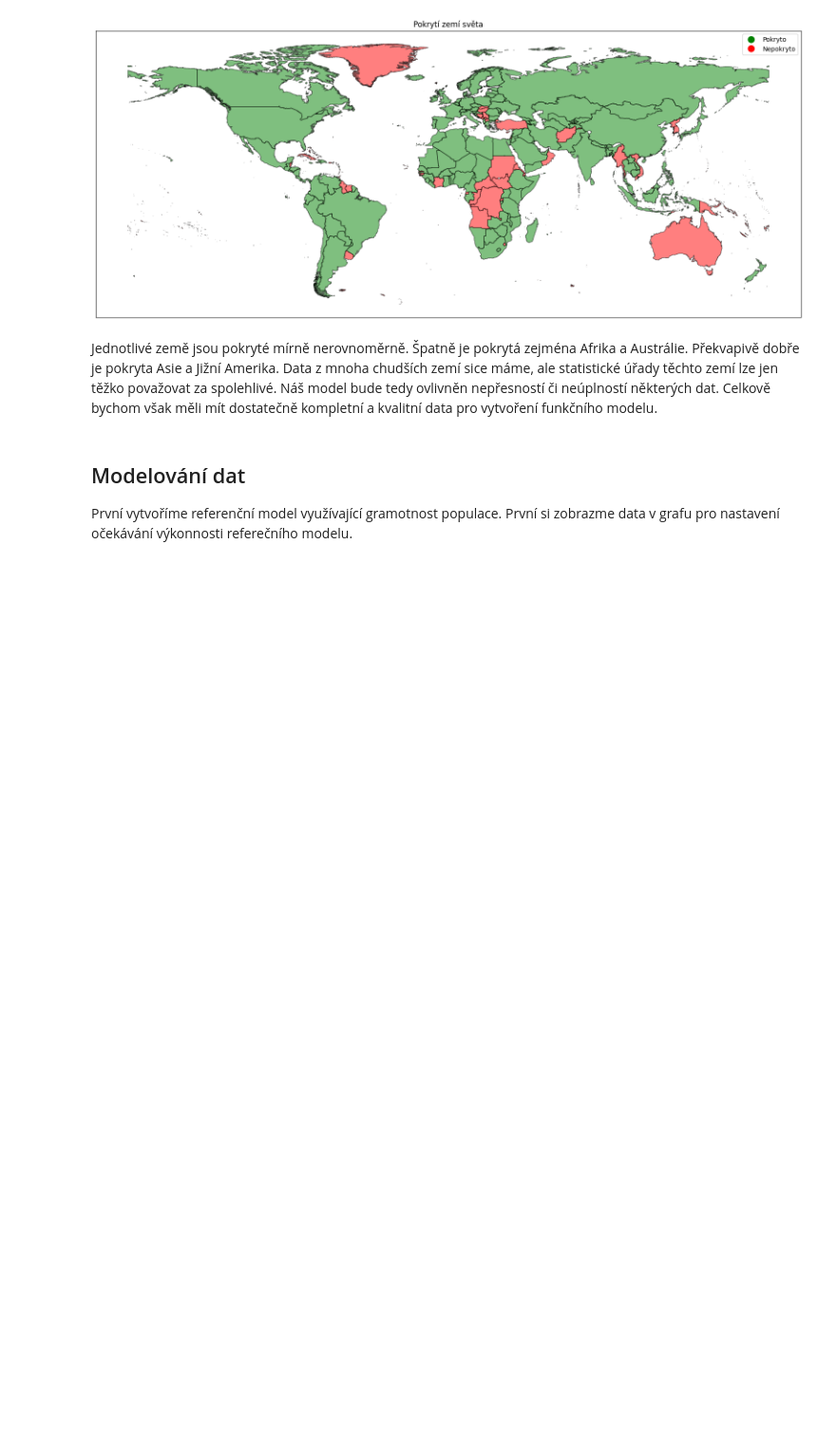
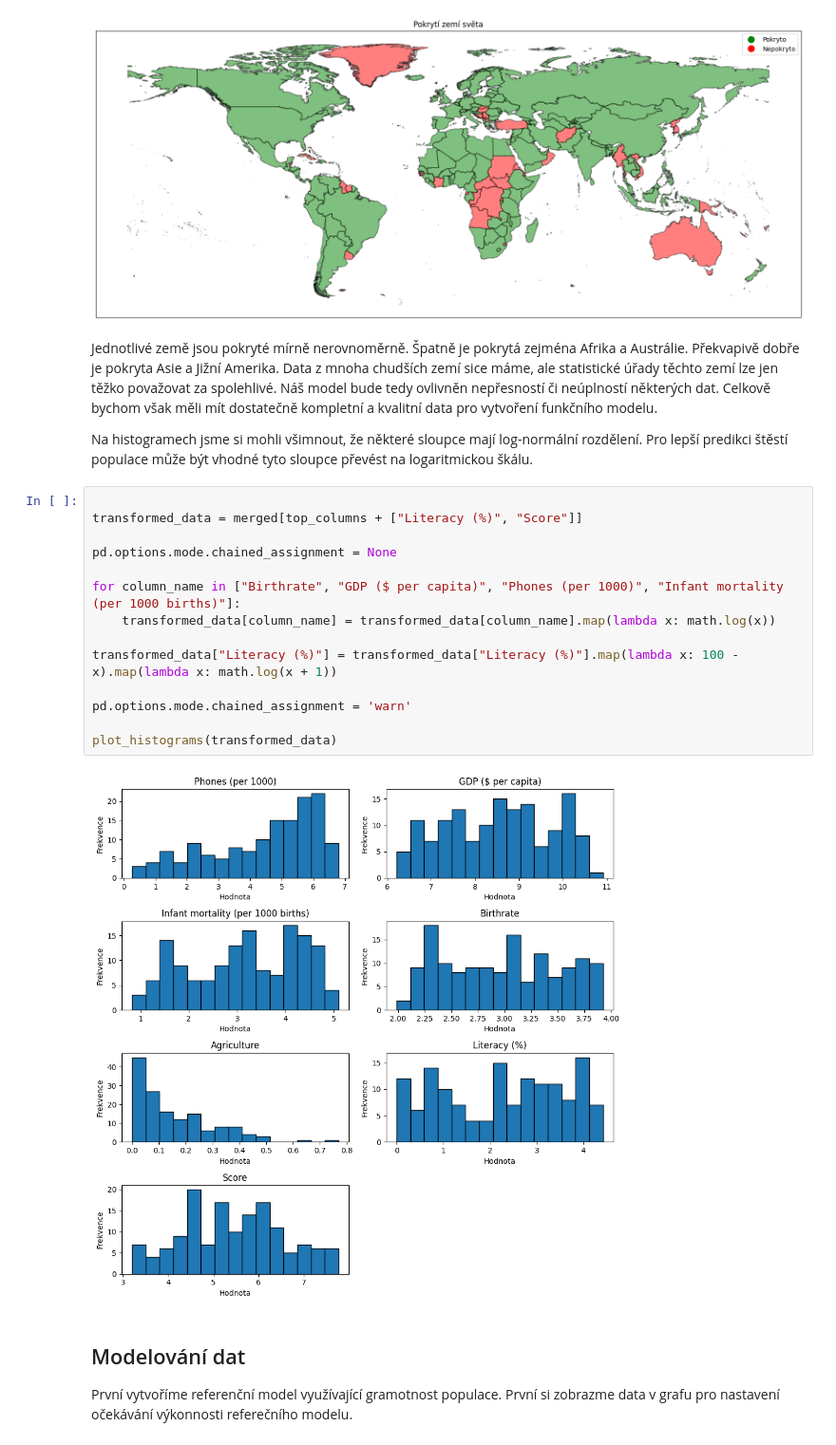
Before and after one commit to PatrikTrefil/NDBI048-data-science-project, a Jupyter notebook: main.ipynb, the cells around one changed output. Shown: that part at 95% size. Saved outputs shown, nothing was run; the diff lists cells and outputs as text; blank space fills up the shorter version.

```diff
--- a/main.ipynb
+++ b/main.ipynb
@@ -233,6 +239,24 @@ plt.show()
 [figure]
 # %% [markdown]
 Jednotlivé země jsou pokryté mírně nerovnoměrně. Špatně je pokrytá zejména Afrika a Austrálie. Překvapivě dobře je pokryta Asie a Jižní Amerika. Data z mnoha chudších zemí sice máme, ale statistické úřady těchto zemí lze jen těžko považovat za spolehlivé. Náš model bude tedy ovlivněn nepřesností či neúplností některých dat. Celkově bychom však měli mít dostatečně kompletní a kvalitní data pro vytvoření funkčního modelu.
+
+Na histogramech jsme si mohli všimnout, že některé sloupce mají log-normální rozdělení. Pro lepší predikci štěstí populace může být vhodné tyto sloupce převést na logaritmickou škálu.
+# %%
+
+transformed_data = merged[top_columns + ["Literacy (%)", "Score"]]
+
+pd.options.mode.chained_assignment = None
+
+for column_name in ["Birthrate", "GDP ($ per capita)", "Phones (per 1000)", "Infant mortality (per 1000 births)"]:
+    transformed_data[column_name] = transformed_data[column_name].map(lambda x: math.log(x))
+
+transformed_data["Literacy (%)"] = transformed_data["Literacy (%)"].map(lambda x: 100 - x).map(lambda x: math.log(x + 1))
+
+pd.options.mode.chained_assignment = 'warn'
+
+plot_histograms(transformed_data)
+# %% [output]
+[figure, added]
 # %% [markdown]
 ## Modelování dat
 
```
Also changed, not shown: parts of 10 cells of this notebook, 1 other file.
